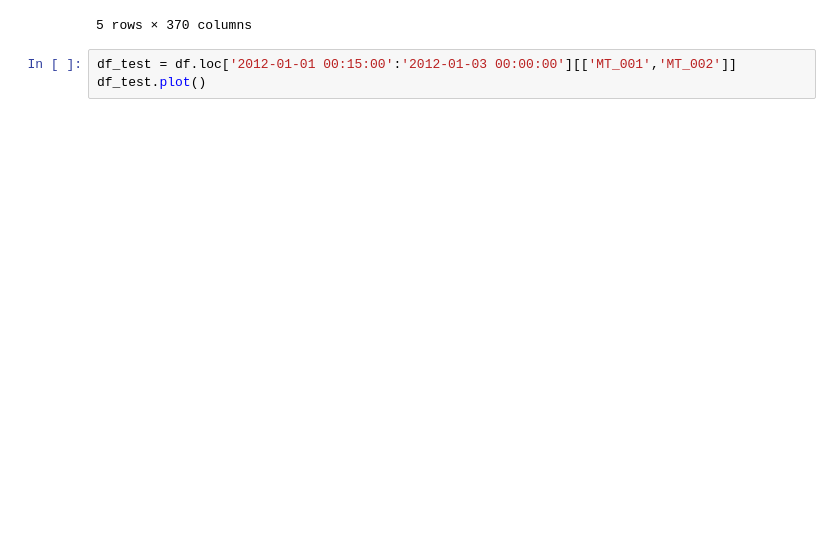
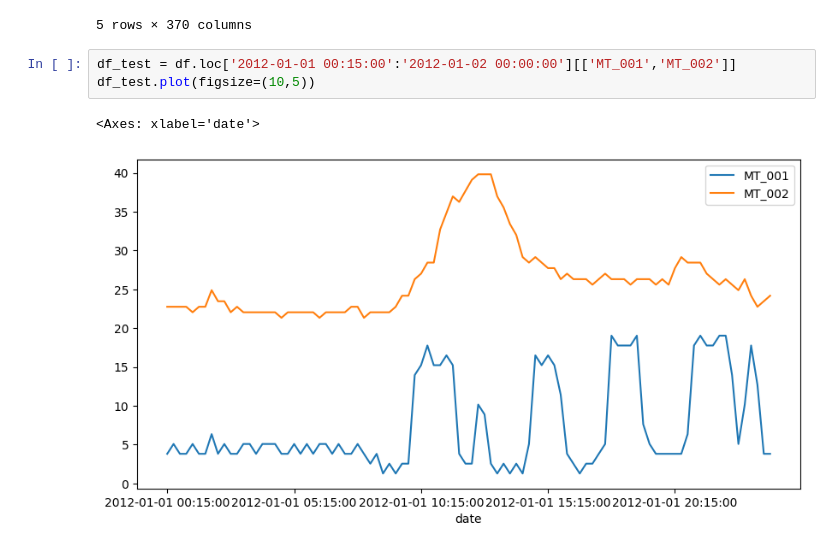
Before and after one commit to RandyLuChang/schulich_data_science, a Jupyter notebook: MBAN 6120/class4_practice.ipynb, the cells around one changed output. Saved outputs shown, nothing was run; the diff lists cells and outputs as text; blank space fills up the shorter version.

```diff
--- a/MBAN 6120/class4_practice.ipynb
+++ b/MBAN 6120/class4_practice.ipynb
@@ -41,6 +41,9 @@ df.head()
 | 2011-01-01 01:15:00 | 0.0 | 0.0 | 0.0 | 0.0 | 0.0 | 0.0 | 0.0 | 0.0 | 0.0 | 0.0 | ... | ... |
 5 rows × 370 columns
 # %%
-df_test = df.loc['2012-01-01 00:15:00':'2012-01-03 00:00:00'][['MT_001','MT_002']]
-df_test.plot()
+df_test = df.loc['2012-01-01 00:15:00':'2012-01-02 00:00:00'][['MT_001','MT_002']]
+df_test.plot(figsize=(10,5))
+# %% [output]
+<Axes: xlabel='date'>
+[figure, added]
 # %%
```
Also changed, not shown: parts of 29 cells of this notebook.
